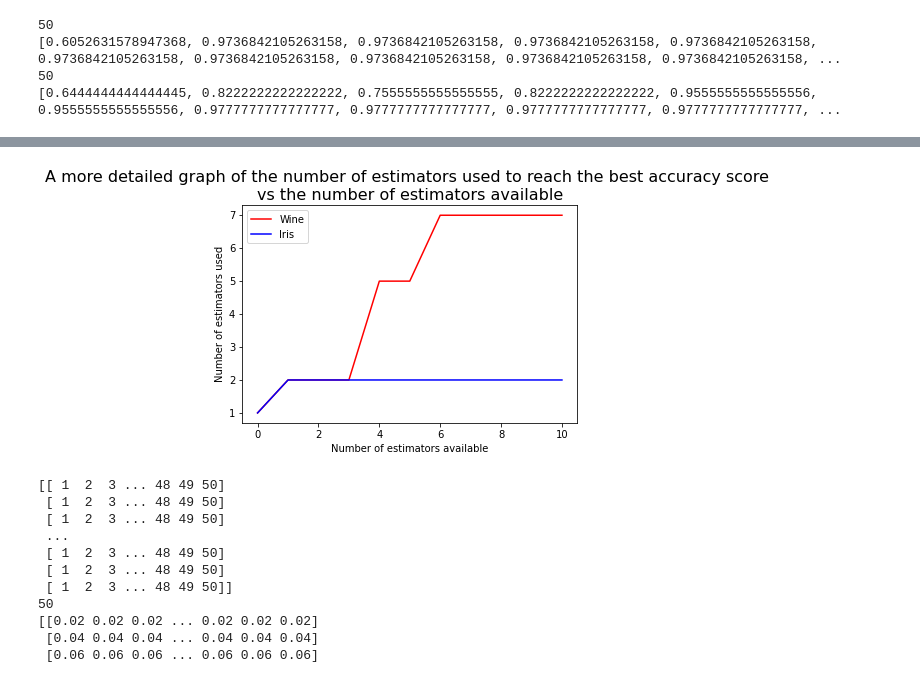
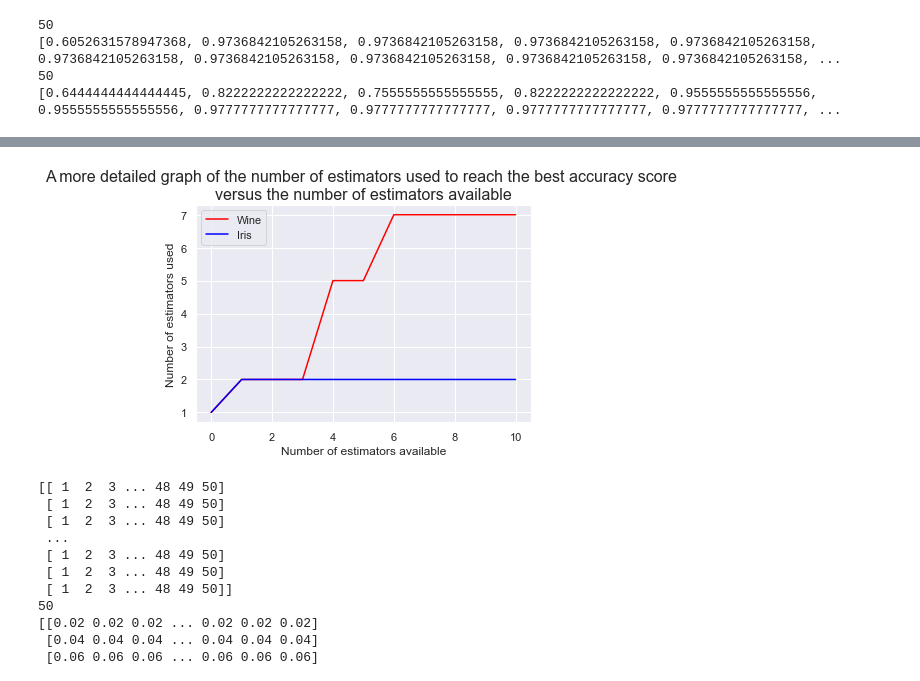
Before and after one commit to kaspardaemen/Natural-Computing, a Jupyter notebook: Ensemble learning/Excercise 5 .ipynb, the cells around one changed output, grey strips where cells are left out. Cells and saved outputs as stored; diff of their text form; code cells hidden in the pictures.

```diff
--- a/Ensemble learning/Excercise 5 .ipynb
+++ b/Ensemble learning/Excercise 5 .ipynb
@@ -265,6 +266,7 @@ print(estimators_wine)
 [0.6444444444444445, 0.8222222222222222, 0.7555555555555555, 0.8222222222222222, 0.9555555555555556, 0.9555555555555556, 0.9777777777777777, 0.9777777777777777, 0.9777777777777777, 0.9777777777777777, ...
 # %%
 # set number of estimators vs learning rate 2D
+sns.set()
 plt.plot( estimators_wine, 'red', estimators_iris, 'blue')
 
 plt.xlabel('Number of estimators')
@@ -272,5 +274,6 @@ plt.ylabel('Score')
 plt.legend(["Wine", "Iris"])
 plt.title('The influence of the number of estimators on the prediction score for the adaboost implementation',
           fontsize=16)
+
 plt.show()
 # %% [output]
@@ -278,5 +281,6 @@ plt.show()
 # %%
 # set number of estimators vs learning rate 2D in more detail
+sns.set()
 plt.plot(estimators_wine[:11], 'red', estimators_iris[:11], 'blue')
 
 plt.xlabel('Number of estimators')
@@ -291,5 +295,6 @@ plt.show()
 # %%
 # The number of estimators needed vs the total number of estimators available
+sns.set()
 plt.plot(best_staged_scores_wine, 'red', best_staged_scores_iris, 'blue')
 
 plt.xlabel('Number of estimators available')
@@ -303,15 +308,17 @@ plt.show()
 # %%
+# The number of estimators needed vs the total number of estimators available in more detail
+sns.set()
 plt.plot(best_staged_scores_wine[:11], 'red', best_staged_scores_iris[:11], 'blue')
 
 plt.xlabel('Number of estimators available')
 plt.ylabel('Number of estimators used')
 plt.legend(["Wine", "Iris"])
 plt.title('A more detailed graph of the number of estimators used to reach the best accuracy score \n'+
           'versus the number of estimators available',
           fontsize=16)
 plt.show()
 # %% [output]
-[figure, old version]
+[figure, new version]
 # %%
 Number_Estimators = np.linspace(1, Wine_number, num=Wine_number).astype(int)
 Learning_rate = np.linspace(1/Wine_number, 1, num=Wine_number)
```
Also changed, not shown: parts of 7 cells of this notebook.
